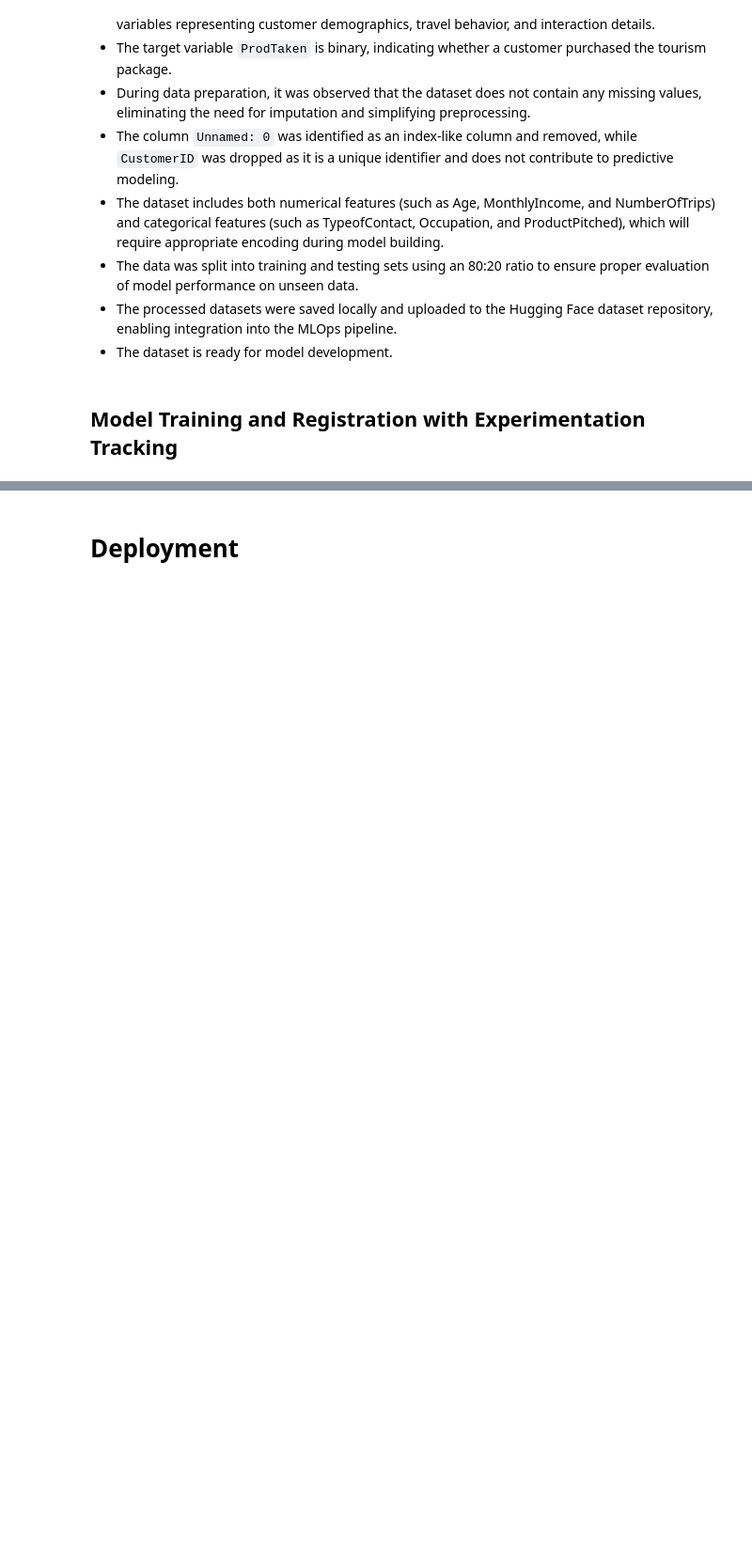
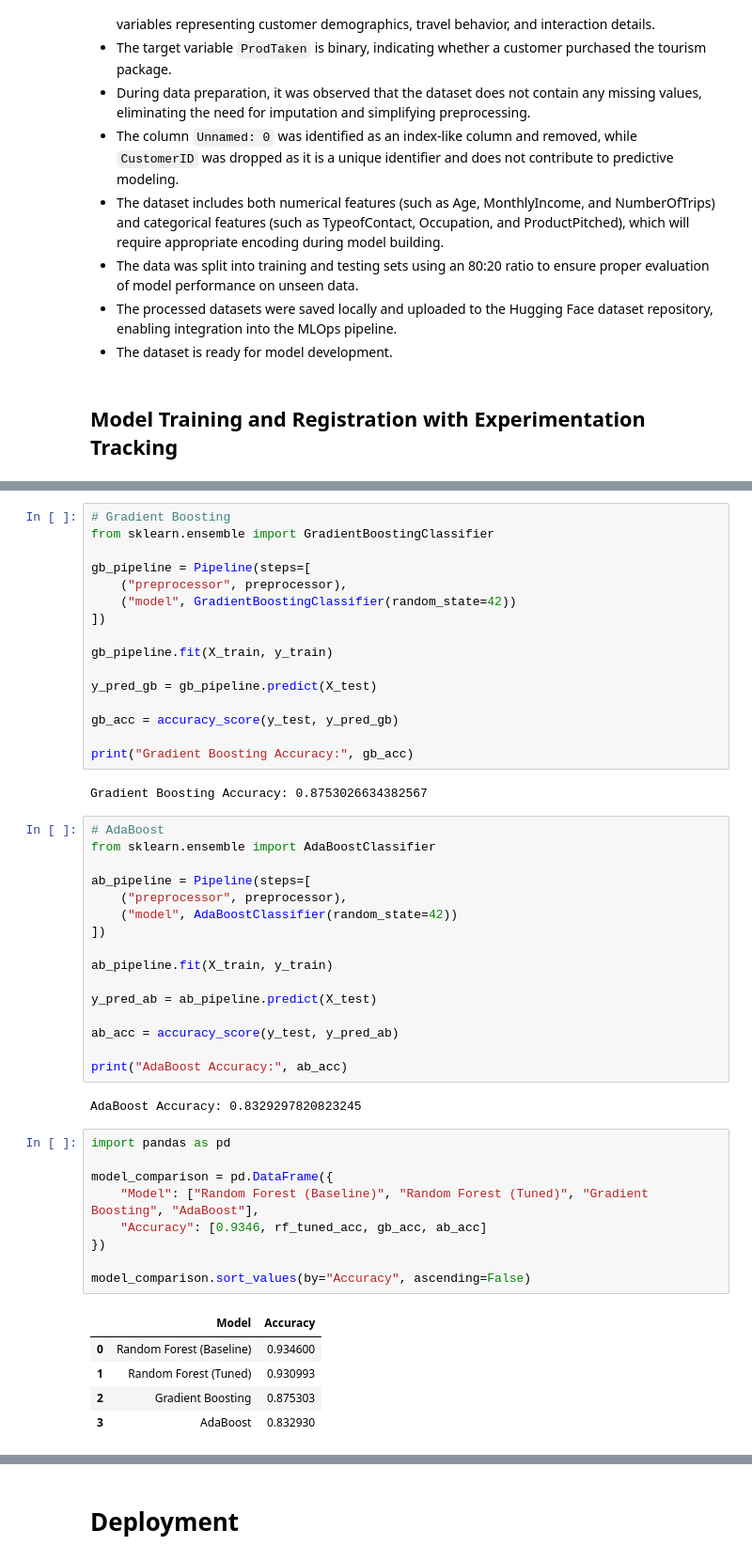
Before and after one commit to gayathrisridhar88-dot/tourism-mlops-project, a Jupyter notebook: notebooks/Gayathri_aml_and_mlops_project.ipynb, the cells around one changed output, grey strips where cells are left out. Shown at 94% size. Drawn from its saved outputs; the diff is of its cells as text; blank space fills up the shorter version.

```diff
--- a/notebooks/Gayathri_aml_and_mlops_project.ipynb
+++ b/notebooks/Gayathri_aml_and_mlops_project.ipynb
@@ -192,0 +369,51 @@ CommitInfo(commit_url='https://huggingface.co/datasets/gayathri1909/tourism.csv/
+# %%
+# Gradient Boosting
+from sklearn.ensemble import GradientBoostingClassifier
+
+gb_pipeline = Pipeline(steps=[
+    ("preprocessor", preprocessor),
+    ("model", GradientBoostingClassifier(random_state=42))
+])
+
+gb_pipeline.fit(X_train, y_train)
+
+y_pred_gb = gb_pipeline.predict(X_test)
+
+gb_acc = accuracy_score(y_test, y_pred_gb)
+
+print("Gradient Boosting Accuracy:", gb_acc)
+# %% [output]
+Gradient Boosting Accuracy: 0.8753026634382567
+# %%
+# AdaBoost
+from sklearn.ensemble import AdaBoostClassifier
+
+ab_pipeline = Pipeline(steps=[
+    ("preprocessor", preprocessor),
+    ("model", AdaBoostClassifier(random_state=42))
+])
+
+ab_pipeline.fit(X_train, y_train)
+
+y_pred_ab = ab_pipeline.predict(X_test)
+
+ab_acc = accuracy_score(y_test, y_pred_ab)
+
+print("AdaBoost Accuracy:", ab_acc)
+# %% [output]
+AdaBoost Accuracy: 0.8329297820823245
+# %%
+import pandas as pd
+
+model_comparison = pd.DataFrame({
+    "Model": ["Random Forest (Baseline)", "Random Forest (Tuned)", "Gradient Boosting", "AdaBoost"],
+    "Accuracy": [0.9346, rf_tuned_acc, gb_acc, ab_acc]
+})
+
+model_comparison.sort_values(by="Accuracy", ascending=False)
+# %% [output]
+|  | Model | Accuracy |
+| 0 | Random Forest (Baseline) | 0.934600 |
+| 1 | Random Forest (Tuned) | 0.930993 |
+| 2 | Gradient Boosting | 0.875303 |
+| 3 | AdaBoost | 0.832930 |
```
Also changed, not shown: parts of 43 cells of this notebook.
